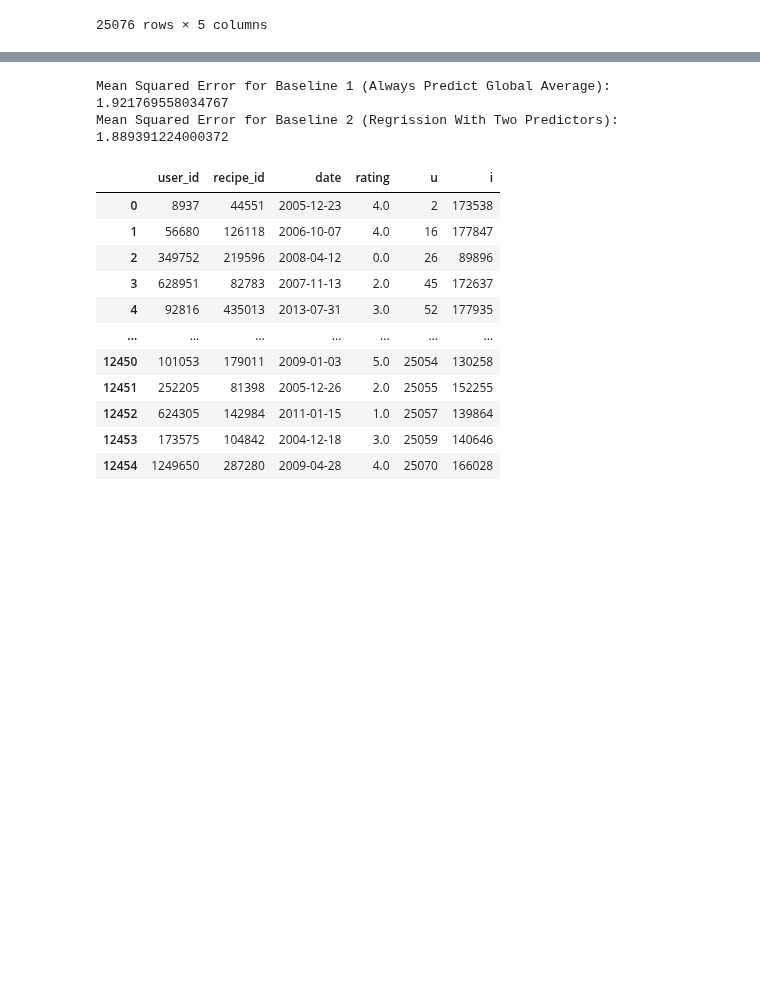
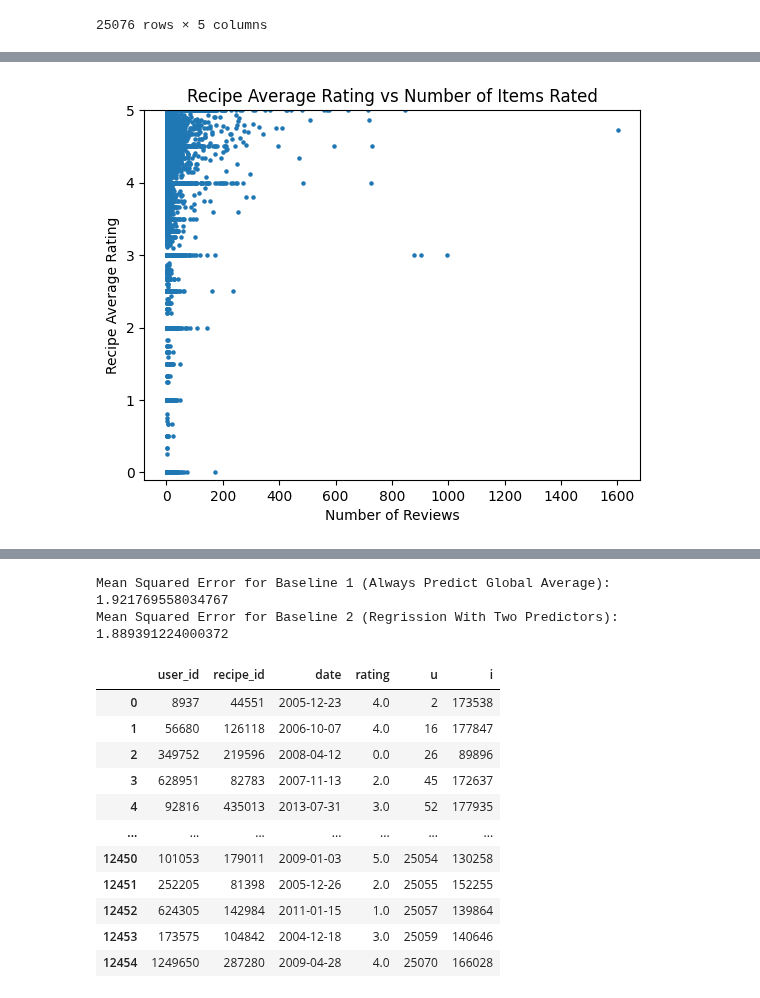
Before and after one commit to YihsuanKuo/CSE158R_Assignment2, a Jupyter notebook: a2.ipynb, the cells around one changed output, grey strips where cells are left out. Saved outputs shown, nothing was run; the diff lists cells and outputs as text; code cells hidden in the pictures; blank space fills up the shorter version.

```diff
--- a/a2.ipynb
+++ b/a2.ipynb
@@ -210,0 +123,10 @@ dtype: object
+# %%
+reviews_per_recipe = recipes_interactions_merged.groupby('recipe_id')['n_reviewers'].first()
+
+plt.scatter(reviews_per_recipe, avg_ratings_per_recipe, s=5)
+plt.xlabel('Number of Reviews')
+plt.ylabel('Recipe Average Rating')
+plt.ylim(-0.1,5)
+plt.title('Recipe Average Rating vs Number of Items Rated');
+# %% [output]
+[figure, added]
```
Also changed, not shown: parts of 17 cells of this notebook.
